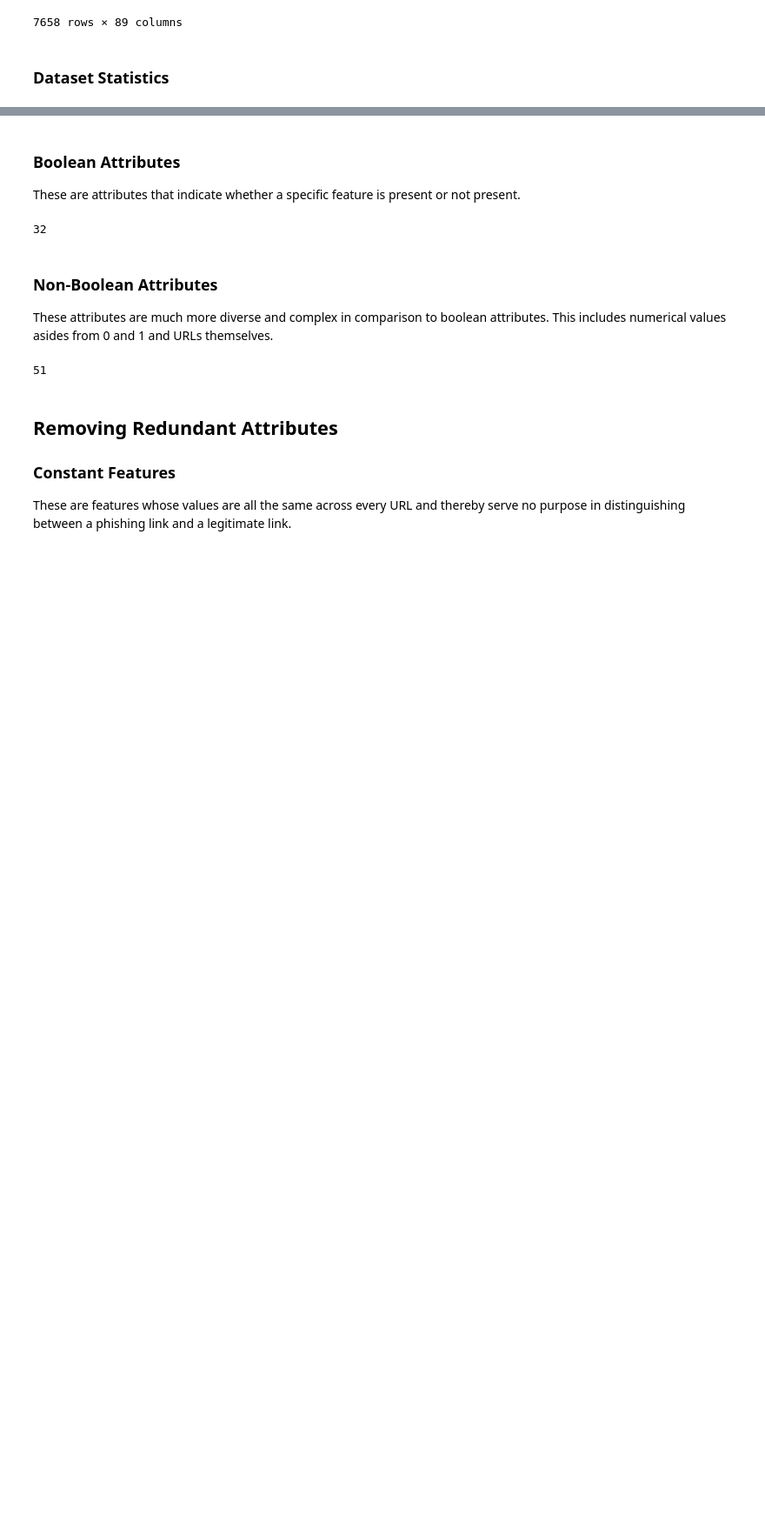
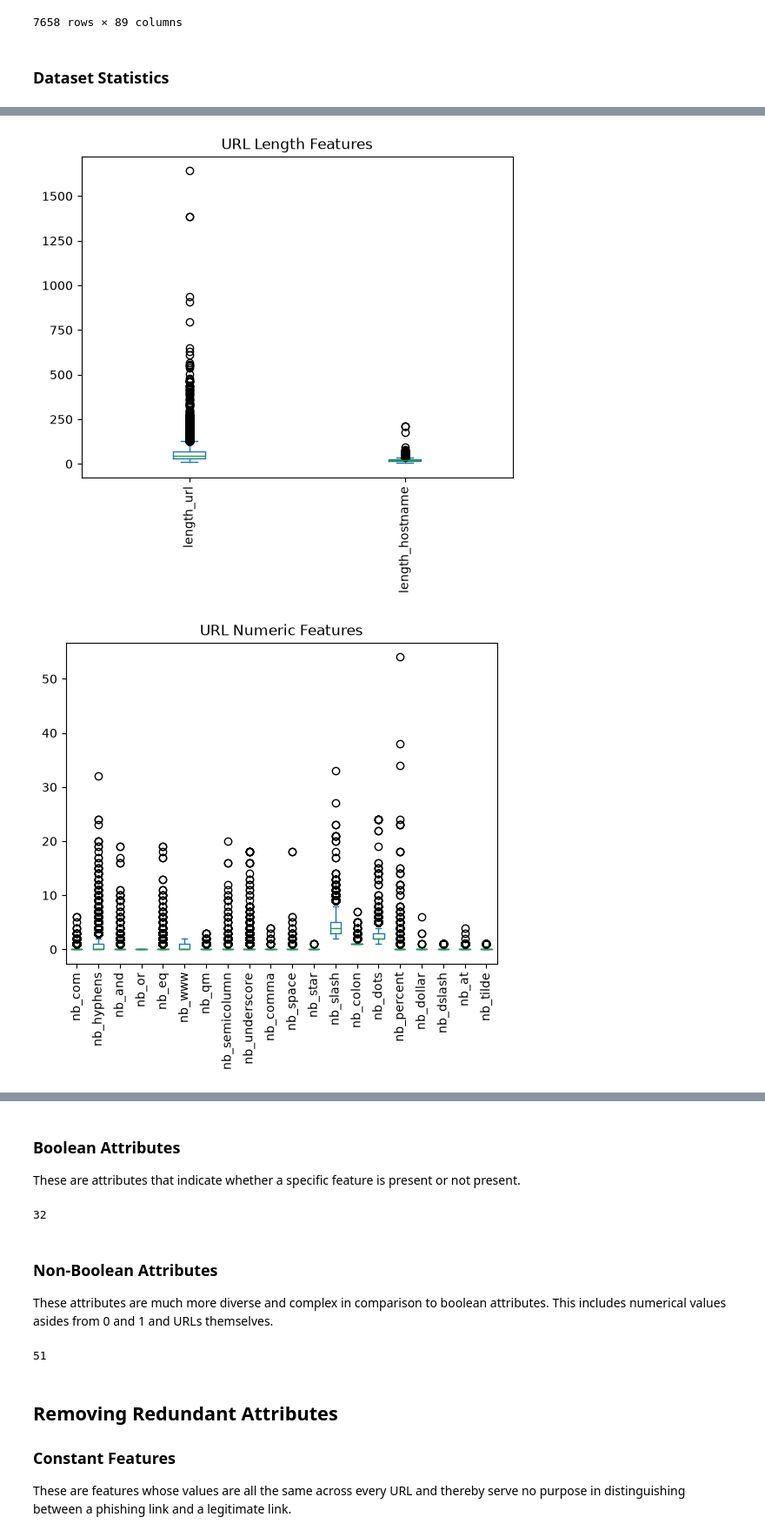
Before and after one commit to tyreseGill/url-risk-analysis-system, a Jupyter notebook: notebooks/00_dataset_overview.ipynb, the cells around one changed output, grey strips where cells are left out. Shown at 87% size. Saved outputs shown, nothing was run; the diff lists cells and outputs as text; code cells hidden in the pictures; blank space fills up the shorter version.

Commit message:
feat: visualize features with box plots

```diff
--- a/notebooks/00_dataset_overview.ipynb
+++ b/notebooks/00_dataset_overview.ipynb
@@ -46,0 +56,9 @@ full_data_frame.describe()
+# %%
+for title, columns in FEATURE_CATEGORIES.items():
+    data_frame = generate_sub_data_frame(columns, add_status=False)
+    frame_box_plot(
+        data_frame, title
+    )
+# %% [output]
+[figure, added]
+[figure, added]
```
Also changed, not shown: parts of 8 cells of this notebook.
